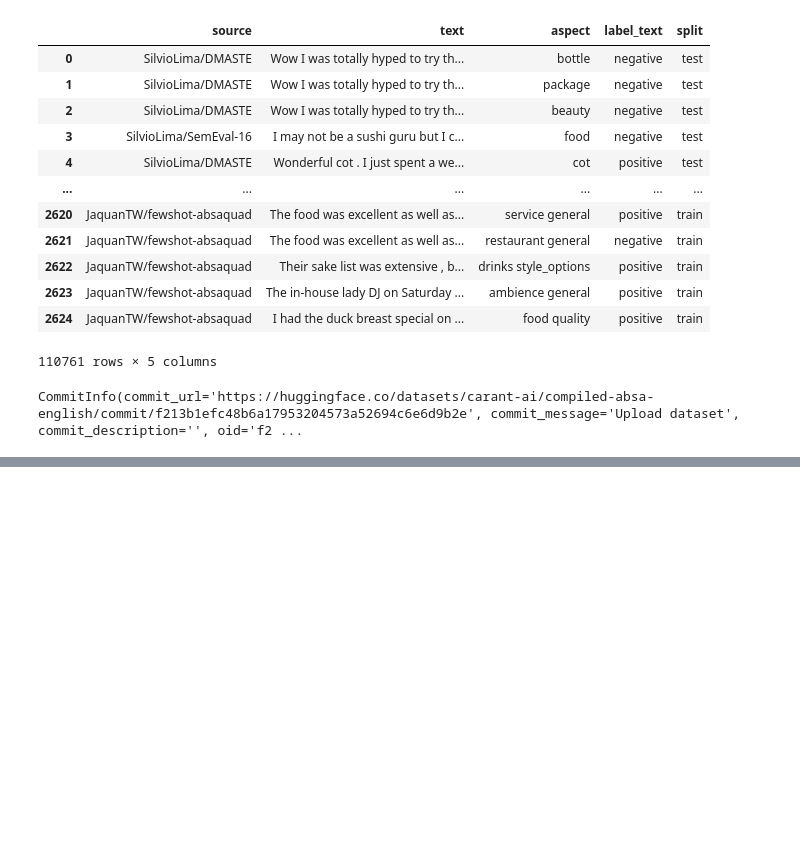
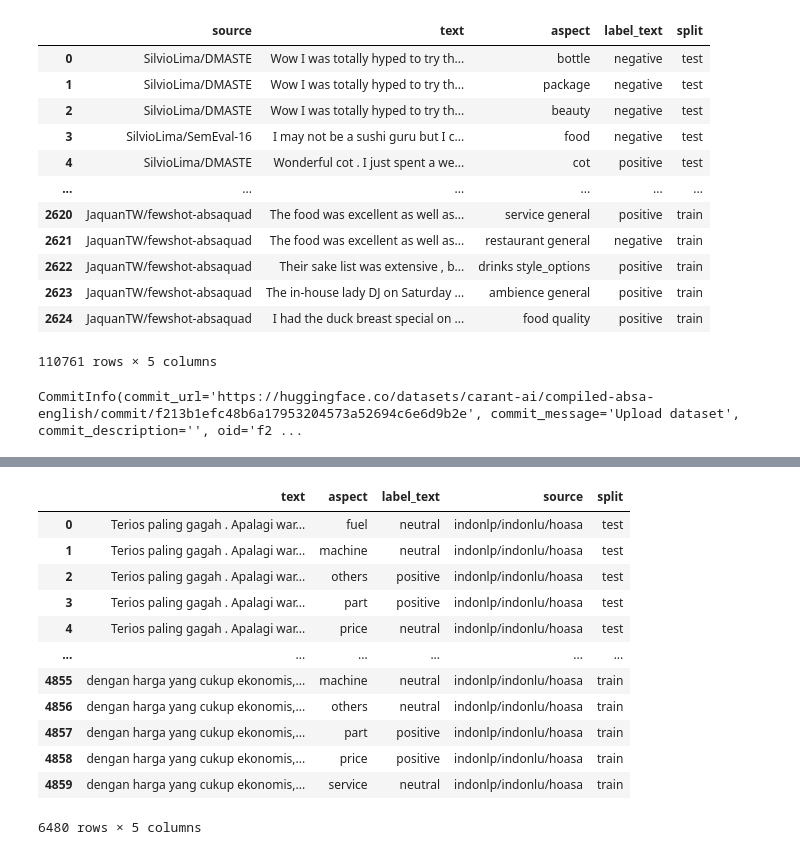
Before and after one commit to carant-ai/tpu-sentiment-trainer, a Jupyter notebook: data_pipeline/absa.ipynb, the cells around one changed output, grey strips where cells are left out. Saved outputs shown, nothing was run; the diff lists cells and outputs as text; code cells hidden in the pictures; blank space fills up the shorter version.

```diff
--- a/data_pipeline/absa.ipynb
+++ b/data_pipeline/absa.ipynb
@@ -349,0 +404,46 @@ CommitInfo(commit_url='https://huggingface.co/datasets/carant-ai/compiled-absa-e
+# %%
+sentiment_mapping = {1: 'neutral', 0: 'negative',2:'positive'}
+def unpack_aspect(examples):
+    texts = []
+    aspects = []
+    sentiments = []
+    list_of_aspect = ["fuel","machine","others","part","price","service"]
+    for idx, content in enumerate(examples['sentence']):
+        for aspect in list_of_aspect:
+            try:
+                sentiment = sentiment_mapping[examples[aspect][idx]]
+                texts.append(content)
+                aspects.append(aspect)
+                sentiments.append(sentiment)
+            except:
+                pass
+    return {'text':texts,
+            'aspect': aspects,
+            'label_text': sentiments}
+
+ds = load_dataset("indonlp/indonlu", "casa", trust_remote_code = True)
+f = []
+for split in ['test', 'validation', 'train']:
+    df = ds[split].map(unpack_aspect, batched = True, remove_columns= ds[split].column_names)
+    df = df.to_pandas()
+    df['source'] = "indonlp/indonlu/hoasa"
+    df['split'] = split
+    f.append(df)
+
+final_df_2 = pd.concat(f)
+final_dataset.append(final_df_2)
+final_df_2
+# %% [output]
+|  | text | aspect | label_text | source | split |
+| 0 | Terios paling gagah . Apalagi war... | fuel | neutral | indonlp/indonlu/hoasa | test |
+| 1 | Terios paling gagah . Apalagi war... | machine | neutral | indonlp/indonlu/hoasa | test |
+| 2 | Terios paling gagah . Apalagi war... | others | positive | indonlp/indonlu/hoasa | test |
+| 3 | Terios paling gagah . Apalagi war... | part | positive | indonlp/indonlu/hoasa | test |
+| 4 | Terios paling gagah . Apalagi war... | price | neutral | indonlp/indonlu/hoasa | test |
+| ... | ... | ... | ... | ... | ... |
+| 4855 | dengan harga yang cukup ekonomis,... | machine | neutral | indonlp/indonlu/hoasa | train |
+| 4856 | dengan harga yang cukup ekonomis,... | others | neutral | indonlp/indonlu/hoasa | train |
+| 4857 | dengan harga yang cukup ekonomis,... | part | positive | indonlp/indonlu/hoasa | train |
+| 4858 | dengan harga yang cukup ekonomis,... | price | positive | indonlp/indonlu/hoasa | train |
+| 4859 | dengan harga yang cukup ekonomis,... | service | neutral | indonlp/indonlu/hoasa | train |
+6480 rows × 5 columns
```
Also changed, not shown: parts of 5 cells of this notebook, 2 other files.
